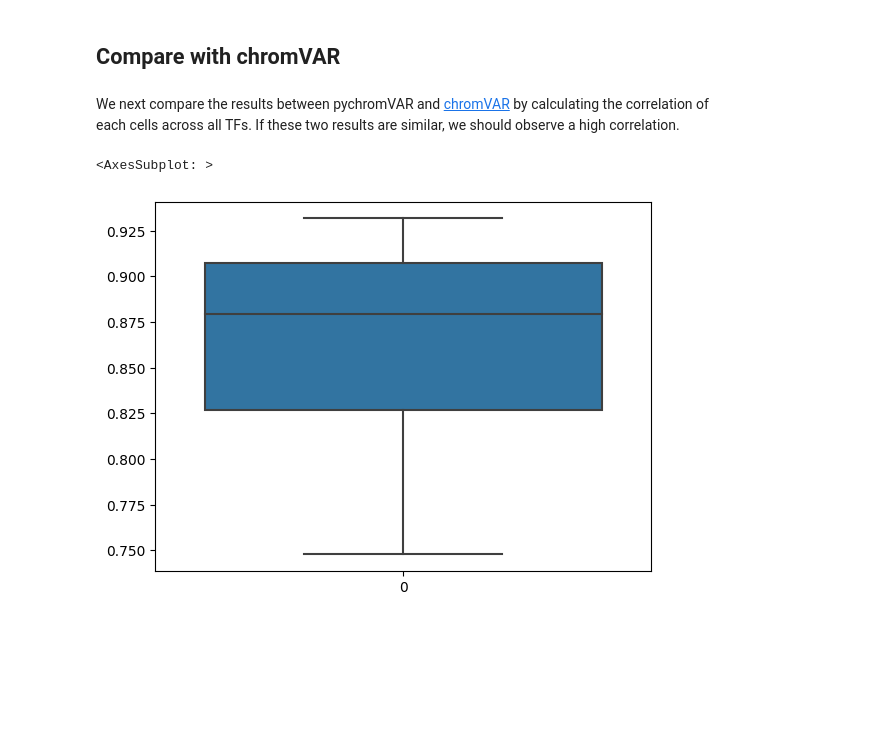
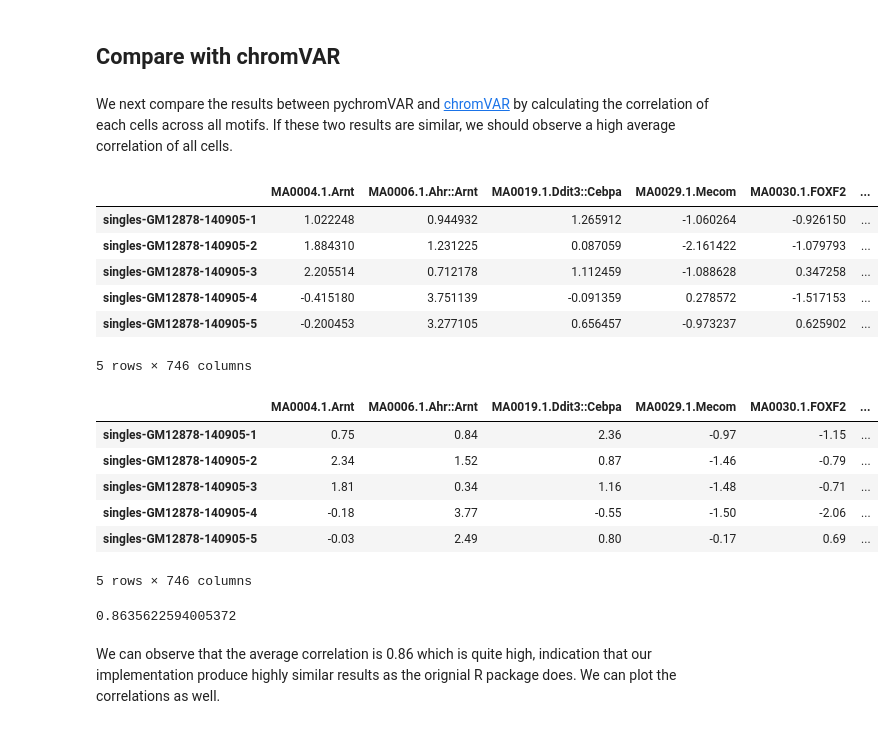
Before and after one commit to pinellolab/pychromVAR, a Jupyter notebook: docs/source/notebooks/compare_with_chromVAR.ipynb, the cells around one changed output. Saved outputs shown, nothing was run; the diff lists cells and outputs as text; code cells hidden in the pictures; blank space fills up the shorter version.

```diff
--- a/docs/source/notebooks/compare_with_chromVAR.ipynb
+++ b/docs/source/notebooks/compare_with_chromVAR.ipynb
@@ -58,17 +58,37 @@ dev = pc.compute_deviations(adata)
 # %% [markdown]
 ## Compare with chromVAR
 # %% [markdown]
-We next compare the results between pychromVAR and [chromVAR](https://github.com/GreenleafLab/chromVAR) by calculating the correlation of each cells across all TFs. If these two results are similar, we should observe a high correlation.
+We next compare the results between pychromVAR and [chromVAR](https://github.com/GreenleafLab/chromVAR) by calculating the correlation of each cells across all motifs. If these two results are similar, we should observe a high average correlation of all cells.
 # %%
 df_pychromvar = pd.DataFrame(dev.X,
-                            columns=dev.var_names,
-                            index=dev.obs_names)
+                             columns=dev.var_names,
+                             index=dev.obs_names)
 
-df_chromvar = pd.read_csv("./chromvar_z.csv", index_col=0)
-
-correlation = df_pychromvar.corrwith(df_chromvar, axis = 1)
+df_pychromvar.head()
+# %% [output]
+|  | MA0004.1.Arnt | MA0006.1.Ahr::Arnt | MA0019.1.Ddit3::Cebpa | MA0029.1.Mecom | MA0030.1.FOXF2 | ... |
+| singles-GM12878-140905-1 | 1.022248 | 0.944932 | 1.265912 | -1.060264 | -0.926150 | ... |
+| singles-GM12878-140905-2 | 1.884310 | 1.231225 | 0.087059 | -2.161422 | -1.079793 | ... |
+| singles-GM12878-140905-3 | 2.205514 | 0.712178 | 1.112459 | -1.088628 | 0.347258 | ... |
+| singles-GM12878-140905-4 | -0.415180 | 3.751139 | -0.091359 | 0.278572 | -1.517153 | ... |
+| singles-GM12878-140905-5 | -0.200453 | 3.277105 | 0.656457 | -0.973237 | 0.625902 | ... |
+5 rows × 746 columns
-# %%
-sns.boxplot(data=correlation)
-# %% [output]
-<AxesSubplot: >
-[figure, removed]
+# %%
+df_chromvar = pd.read_csv("./chromvar_z.csv", index_col=0)
+df_chromvar.head()
+# %% [output]
+|  | MA0004.1.Arnt | MA0006.1.Ahr::Arnt | MA0019.1.Ddit3::Cebpa | MA0029.1.Mecom | MA0030.1.FOXF2 | ... |
+| singles-GM12878-140905-1 | 0.75 | 0.84 | 2.36 | -0.97 | -1.15 | ... |
+| singles-GM12878-140905-2 | 2.34 | 1.52 | 0.87 | -1.46 | -0.79 | ... |
+| singles-GM12878-140905-3 | 1.81 | 0.34 | 1.16 | -1.48 | -0.71 | ... |
+| singles-GM12878-140905-4 | -0.18 | 3.77 | -0.55 | -1.50 | -2.06 | ... |
+| singles-GM12878-140905-5 | -0.03 | 2.49 | 0.80 | -0.17 | 0.69 | ... |
+5 rows × 746 columns
+# %%
+correlation = df_pychromvar.corrwith(df_chromvar, axis = 1)
+
+np.mean(correlation)
+# %% [output]
+0.8635622594005372
+# %% [markdown]
+We can observe that the average correlation is 0.86 which is quite high, indication that our implementation produce highly similar results as the orignial R package does. We can plot the correlations as well.
```
Also changed, not shown: parts of 19 cells of this notebook, 2 other files.
